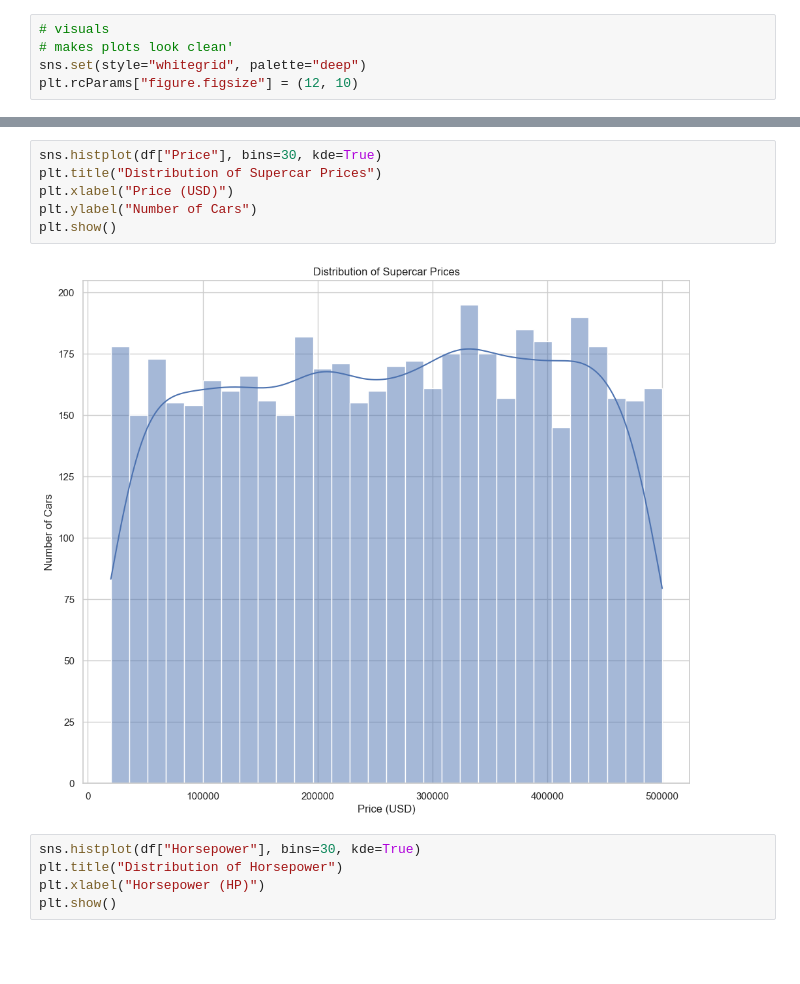
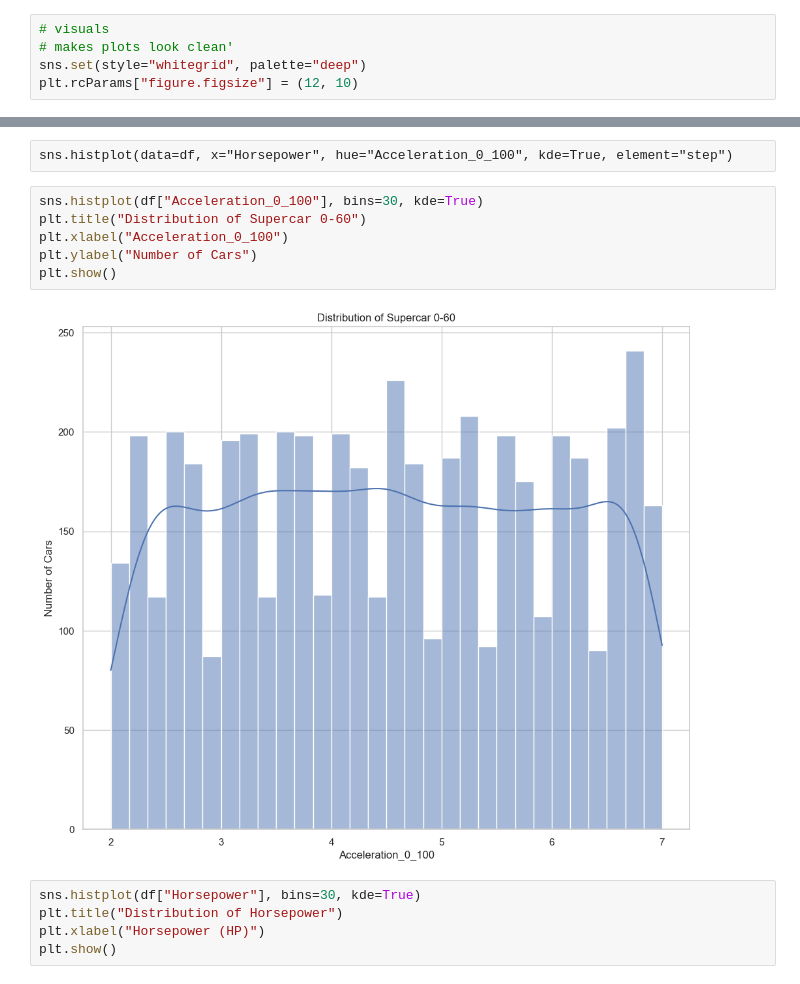
Before and after one commit to ShokrollahMichaelMeraj/Kaggle_dataset_Supercar_price_prediction, a Jupyter notebook: notebooks/01_exploration.ipynb, the cells around one changed output, grey strips where cells are left out. Saved outputs shown, nothing was run; the diff lists cells and outputs as text; blank space fills up the shorter version.

```diff
--- a/notebooks/01_exploration.ipynb
+++ b/notebooks/01_exploration.ipynb
@@ -204,11 +201,13 @@ sns.histplot(data=df, x="Price", hue="Brand", kde=True, element="step")
+# %% [raw]
+sns.histplot(data=df, x="Horsepower", hue="Acceleration_0_100", kde=True, element="step")
 # %%
-sns.histplot(df["Price"], bins=30, kde=True)
-plt.title("Distribution of Supercar Prices")
-plt.xlabel("Price (USD)")
+sns.histplot(df["Acceleration_0_100"], bins=30, kde=True)
+plt.title("Distribution of Supercar 0-60")
+plt.xlabel("Acceleration_0_100")
 plt.ylabel("Number of Cars")
 plt.show()
 # %% [output]
-[figure, old version]
+[figure, new version]
 # %%
 sns.histplot(df["Horsepower"], bins=30, kde=True)
 plt.title("Distribution of Horsepower")
```
Also changed, not shown: parts of 35 cells of this notebook, 10 other files.
